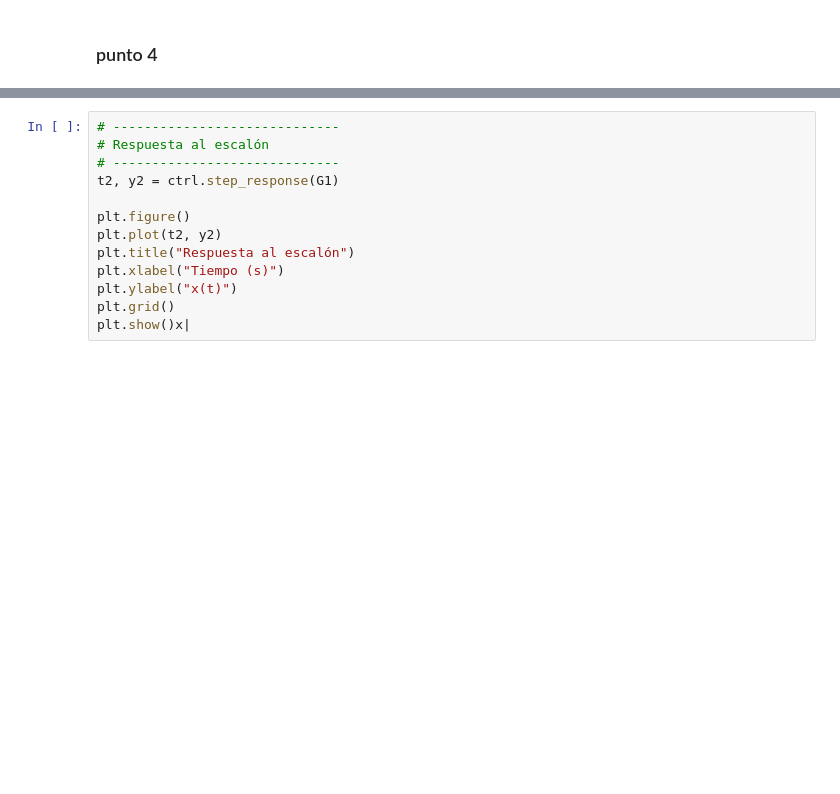
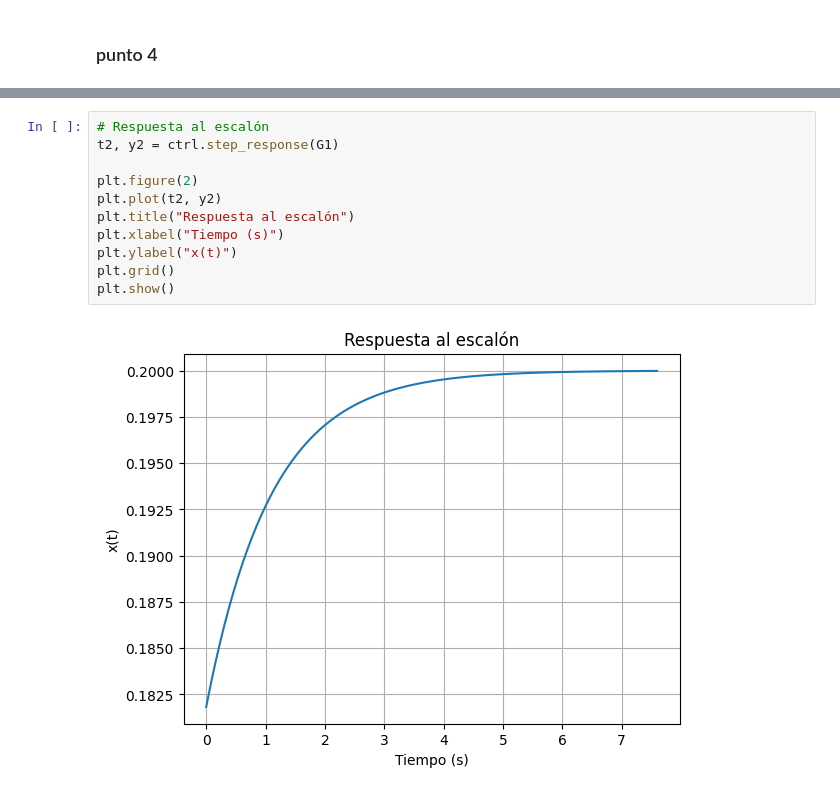
Before and after one commit to juandiego2205/Repository_lab_control, a Jupyter notebook: Code_Practica_1_sistemas_descritos.ipynb, the cells around one changed output, grey strips where cells are left out. Drawn from its saved outputs; the diff is of its cells as text; blank space fills up the shorter version.

```diff
--- a/Code_Practica_1_sistemas_descritos.ipynb
+++ b/Code_Practica_1_sistemas_descritos.ipynb
@@ -76,13 +76,13 @@ plt.show()
 # %%
-# -----------------------------
 # Respuesta al escalón
-# -----------------------------
 t2, y2 = ctrl.step_response(G1)
 
-plt.figure()
+plt.figure(2)
 plt.plot(t2, y2)
 plt.title("Respuesta al escalón")
 plt.xlabel("Tiempo (s)")
 plt.ylabel("x(t)")
 plt.grid()
-plt.show()x|
+plt.show()
+# %% [output]
+[figure, added]
```
Also changed, not shown: parts of 4 cells of this notebook.
